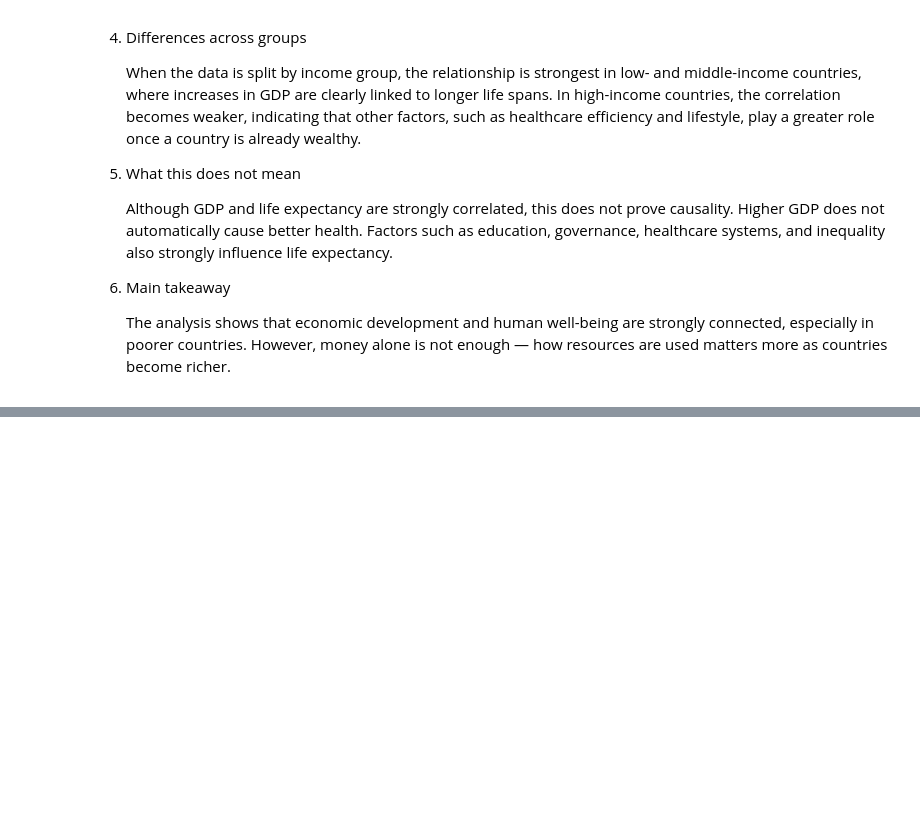
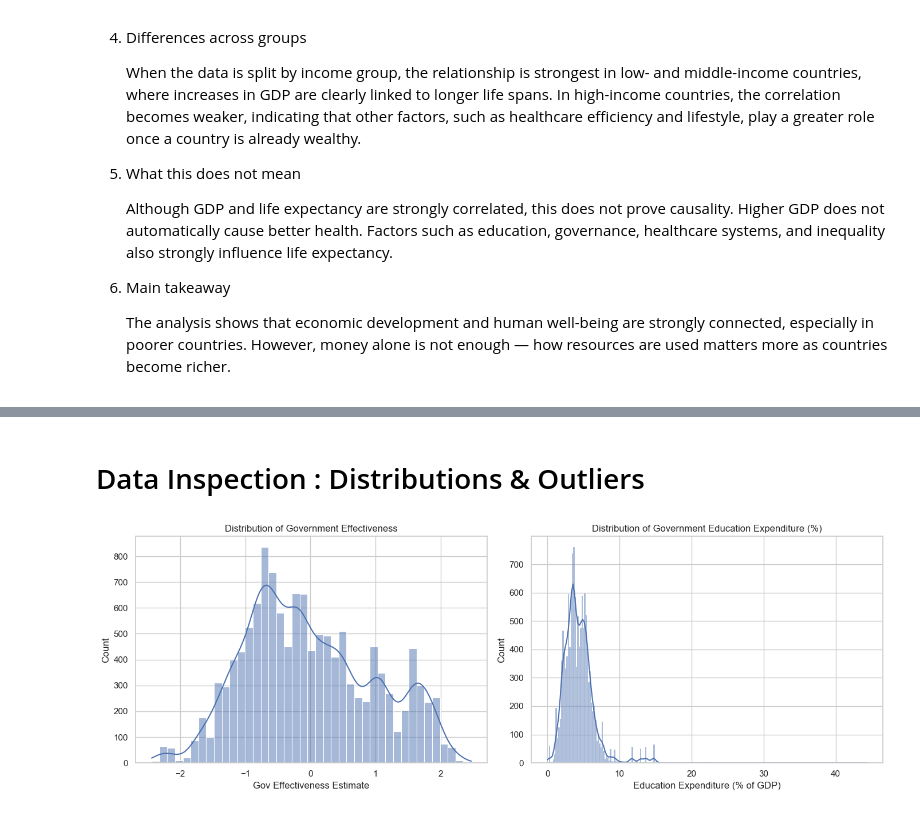
Before and after one commit to StefanFSmid/ASDA_2025_Group_3_Porfolio, a Jupyter notebook: notebooks/week_06_group_3_notebook.ipynb, the cells around one changed output, grey strips where cells are left out. Saved outputs shown, nothing was run; the diff lists cells and outputs as text; code cells hidden in the pictures; blank space fills up the shorter version.

```diff
--- a/notebooks/week_06_group_3_notebook.ipynb
+++ b/notebooks/week_06_group_3_notebook.ipynb
@@ -599,0 +626,9 @@ rho: 0.305 p-value: 7.310983800825947e-15 n: 621
+# %%
+import pandas as pd
+import numpy as np
+import matplotlib.pyplot as plt
+import seaborn as sns
+from scipy import stats
+import warnings
+warnings.filterwarnings(action='ignore')
+sns.set(style="whitegrid")
@@ -599,0 +659,27 @@ rho: 0.305 p-value: 7.310983800825947e-15 n: 621
+# %% [markdown]
+# Data Inspection : Distributions & Outliers
+# %%
+import seaborn as sns
+import matplotlib.pyplot as plt
+import numpy as np
+
+# Clean data (remove missing)
+clean_wb = wb_df[["gov_effectiveness_estimate", "gov_exp_on_education_pct"]].dropna()
+
+# Side-by-side histograms
+fig, axes = plt.subplots(1, 2, figsize=(14, 5))
+
+# Histogram: Government Effectiveness
+sns.histplot(clean_wb["gov_effectiveness_estimate"], kde=True, ax=axes[0])
+axes[0].set_title("Distribution of Government Effectiveness")
+axes[0].set_xlabel("Gov Effectiveness Estimate")
+
+# Histogram: Education Expenditure %
+sns.histplot(clean_wb["gov_exp_on_education_pct"], kde=True, ax=axes[1])
+axes[1].set_title("Distribution of Government Education Expenditure (%)")
+axes[1].set_xlabel("Education Expenditure (% of GDP)")
+
+plt.tight_layout()
+plt.show()
+# %% [output]
+[figure, added]
```
Also changed, not shown: parts of 28 cells of this notebook, 3 other files.
